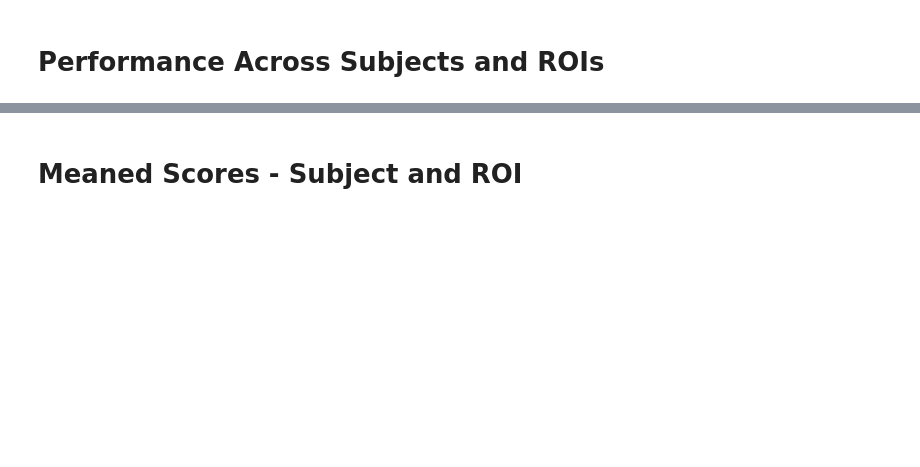
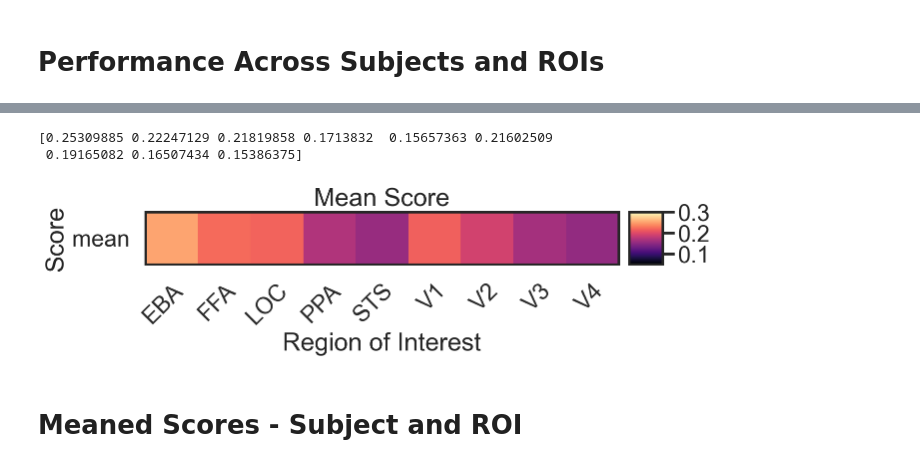
Before and after one commit to RobertTLange/algonauts-2021, a Jupyter notebook: notebooks/inspect_experiments.ipynb, the cells around one changed output, grey strips where cells are left out. Drawn from its saved outputs; the diff is of its cells as text; code cells hidden in the pictures; blank space fills up the shorter version.

```diff
--- a/notebooks/inspect_experiments.ipynb
+++ b/notebooks/inspect_experiments.ipynb
@@ -69,3 +70,9 @@ plot_roi_subject_grid(hyper_log, title="ElasticNet - Best VOne-ResNet50 Layer")
+# %%
+get_norm_score(hyper_log, plot=True)
+# %% [output]
+[0.25309885 0.22247129 0.21819858 0.1713832  0.15657363 0.21602509
+ 0.19165082 0.16507434 0.15386375]
+[figure, added]
 # %% [markdown]
 # Meaned Scores - Subject and ROI
 # %%
```
Also changed, not shown: parts of 8 cells of this notebook, 9 other files.
